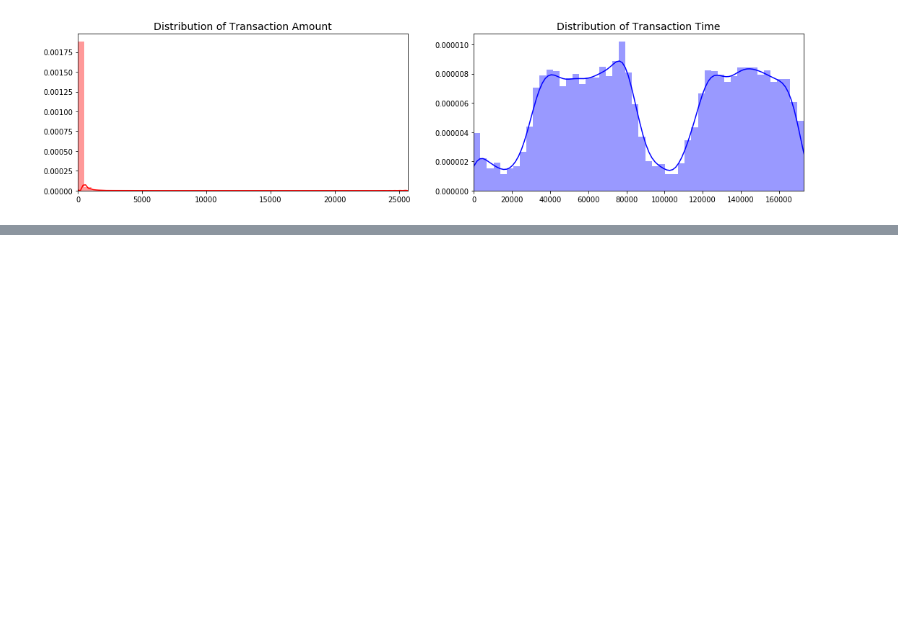
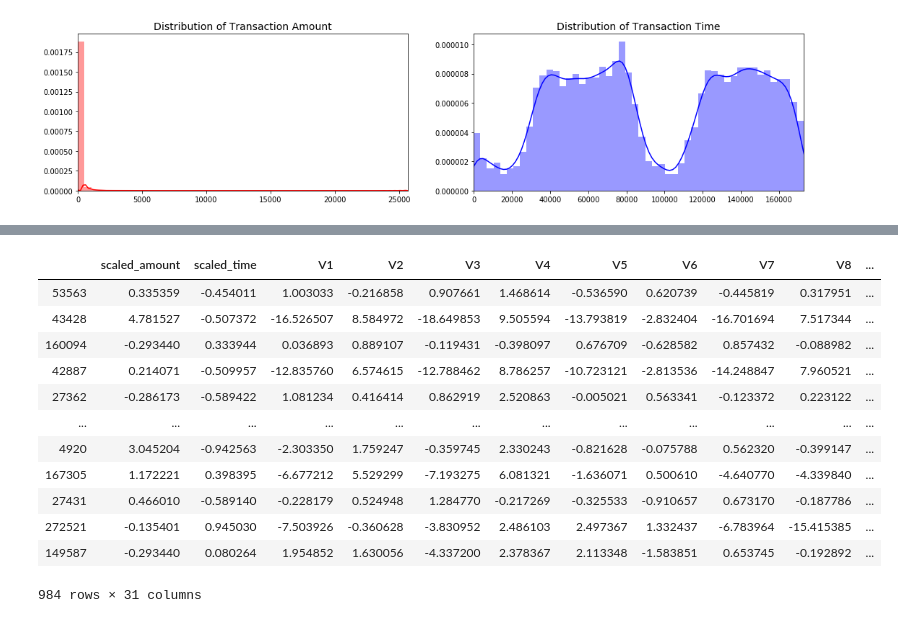
Before and after one commit to pabloazevedo/PortifolioDS, a Jupyter notebook: CreditCard_Fraud.ipynb, the cells around one changed output, grey strips where cells are left out. Saved outputs shown, nothing was run; the diff lists cells and outputs as text; code cells hidden in the pictures; blank space fills up the shorter version.

```diff
--- a/CreditCard_Fraud.ipynb
+++ b/CreditCard_Fraud.ipynb
@@ -110,0 +131,10 @@ plt.show()
+# %%
+# O RobustScaler é mais indicado quando temo discrepâncias nos dados.
+# https://scikit-learn.org/stable/modules/generated/sklearn.preprocessing.RobustScaler.html
+std_scaler = StandardScaler()
+rob_scaler = RobustScaler()
+
+df['scaled_amount'] = rob_scaler.fit_transform(df['Amount'].values.reshape(-1,1))
+df['scaled_time'] = rob_scaler.fit_transform(df['Time'].values.reshape(-1,1))
+
+df.drop(['Time','Amount'], axis=1, inplace=True)
@@ -110,0 +242,16 @@ plt.show()
+# %%
+new_df
+# %% [output]
+|  | scaled_amount | scaled_time | V1 | V2 | V3 | V4 | V5 | V6 | V7 | V8 | ... |
+| 53563 | 0.335359 | -0.454011 | 1.003033 | -0.216858 | 0.907661 | 1.468614 | -0.536590 | 0.620739 | -0.445819 | 0.317951 | ... |
+| 43428 | 4.781527 | -0.507372 | -16.526507 | 8.584972 | -18.649853 | 9.505594 | -13.793819 | -2.832404 | -16.701694 | 7.517344 | ... |
+| 160094 | -0.293440 | 0.333944 | 0.036893 | 0.889107 | -0.119431 | -0.398097 | 0.676709 | -0.628582 | 0.857432 | -0.088982 | ... |
+| 42887 | 0.214071 | -0.509957 | -12.835760 | 6.574615 | -12.788462 | 8.786257 | -10.723121 | -2.813536 | -14.248847 | 7.960521 | ... |
+| 27362 | -0.286173 | -0.589422 | 1.081234 | 0.416414 | 0.862919 | 2.520863 | -0.005021 | 0.563341 | -0.123372 | 0.223122 | ... |
+| ... | ... | ... | ... | ... | ... | ... | ... | ... | ... | ... | ... |
+| 4920 | 3.045204 | -0.942563 | -2.303350 | 1.759247 | -0.359745 | 2.330243 | -0.821628 | -0.075788 | 0.562320 | -0.399147 | ... |
+| 167305 | 1.172221 | 0.398395 | -6.677212 | 5.529299 | -7.193275 | 6.081321 | -1.636071 | 0.500610 | -4.640770 | -4.339840 | ... |
+| 27431 | 0.466010 | -0.589140 | -0.228179 | 0.524948 | 1.284770 | -0.217269 | -0.325533 | -0.910657 | 0.673170 | -0.187786 | ... |
+| 272521 | -0.135401 | 0.945030 | -7.503926 | -0.360628 | -3.830952 | 2.486103 | 2.497367 | 1.332437 | -6.783964 | -15.415385 | ... |
+| 149587 | -0.293440 | 0.080264 | 1.954852 | 1.630056 | -4.337200 | 2.378367 | 2.113348 | -1.583851 | 0.653745 | -0.192892 | ... |
+984 rows × 31 columns
```
Also changed, not shown: parts of 15 cells of this notebook.
